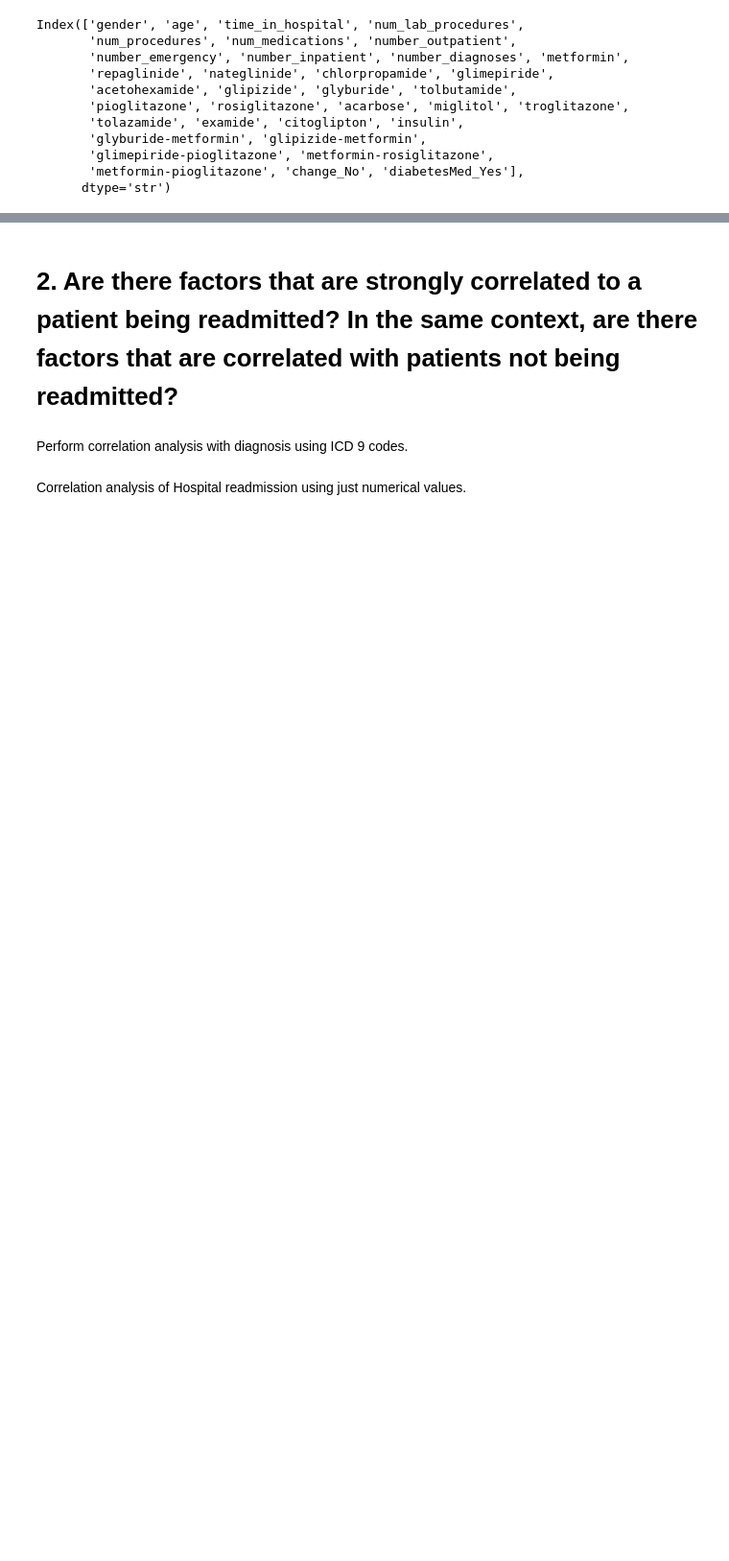
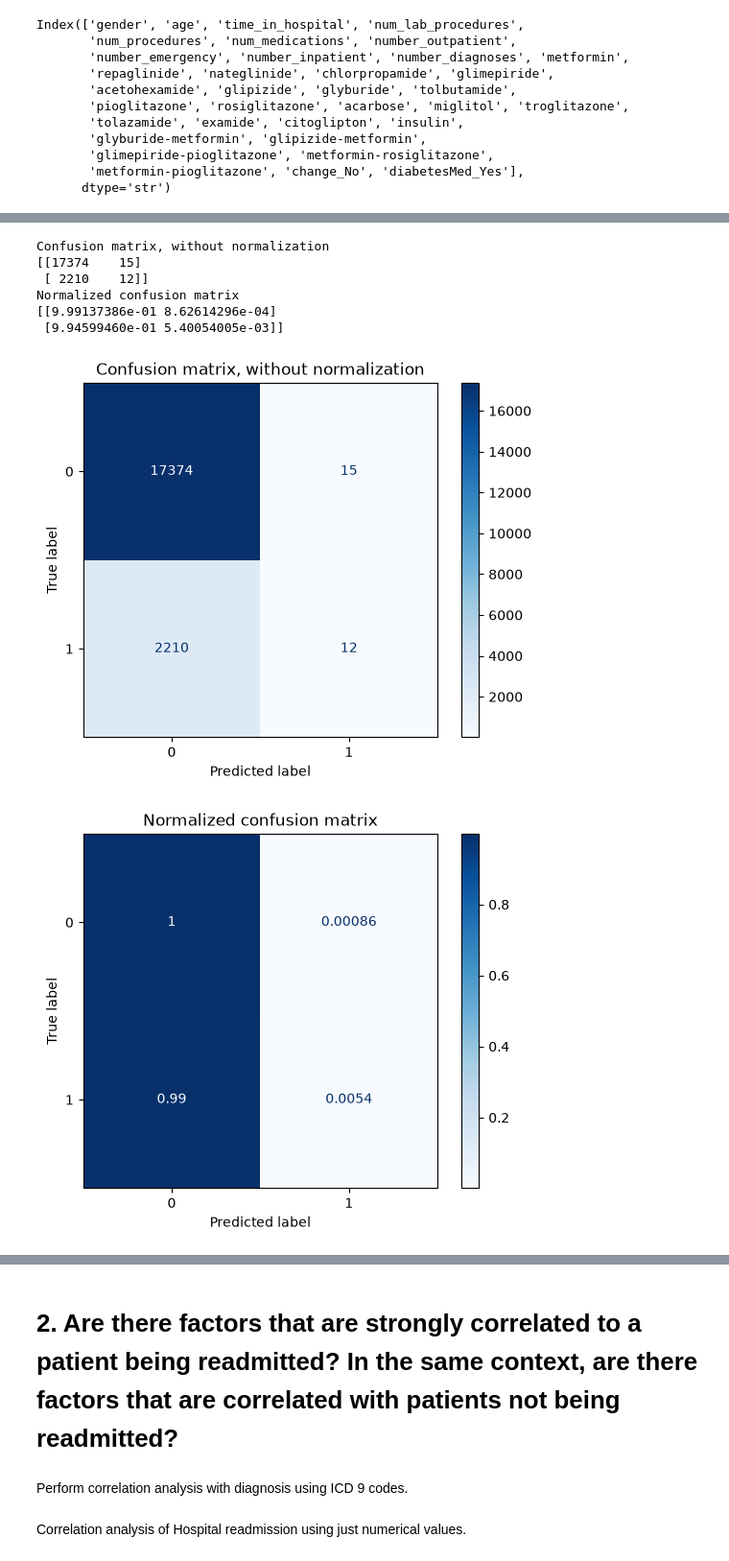
Before and after one commit to benly03/Hospital_readmission, a Jupyter notebook: Hospital_Readmission.ipynb, the cells around one changed output, grey strips where cells are left out. Shown at 96% size. Saved outputs shown, nothing was run; the diff lists cells and outputs as text; code cells hidden in the pictures; blank space fills up the shorter version.

```diff
--- a/Hospital_Readmission.ipynb
+++ b/Hospital_Readmission.ipynb
@@ -446,3 +486,34 @@ Decistion Tree Testing accuracy: 0.6522869817959308
+# %%
+class_names = [0, 1]
+
+titles_options = [
+    ("Confusion matrix, without normalization", None),
+    ("Normalized confusion matrix", "true"),
+]
+for title, normalize in titles_options:
+    disp = ConfusionMatrixDisplay.from_estimator(
+        readmitted_pred_DT,
+        X_test,
+        y_test,
+        display_labels=class_names,
+        cmap=plt.cm.Blues,
+        normalize=normalize,
+    )
+    disp.ax_.set_title(title)
+
+    print(title)
+    print(disp.confusion_matrix)
+
+plt.show()
+# %% [output]
+Confusion matrix, without normalization
+[[17374    15]
+ [ 2210    12]]
+Normalized confusion matrix
+[[9.99137386e-01 8.62614296e-04]
+ [9.94599460e-01 5.40054005e-03]]
+[figure, added]
+[figure, added]
 # %%
 readmitted_pred_SVM = svm.SVC(kernel='rbf', C=2, random_state=42)
 readmitted_pred_SVM.fit(X_train, y_train)
```
Also changed, not shown: parts of 14 cells of this notebook.
